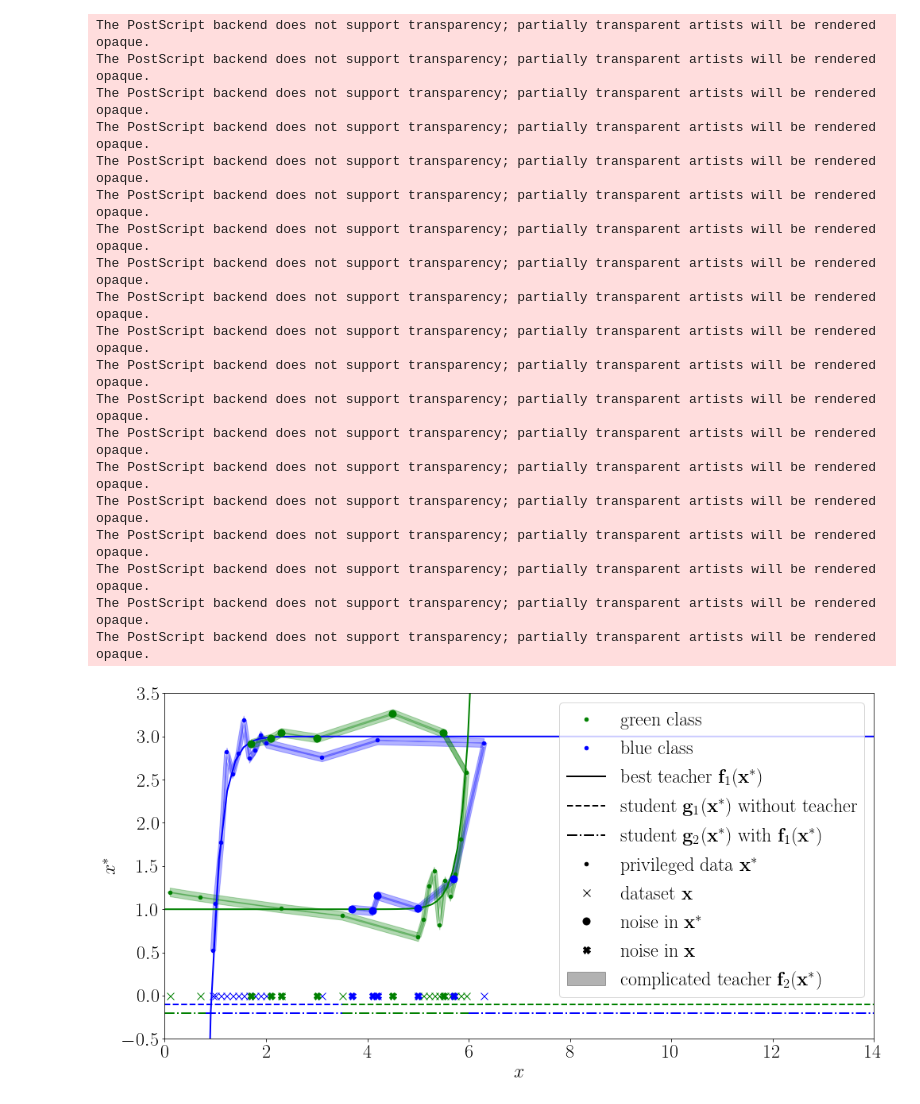
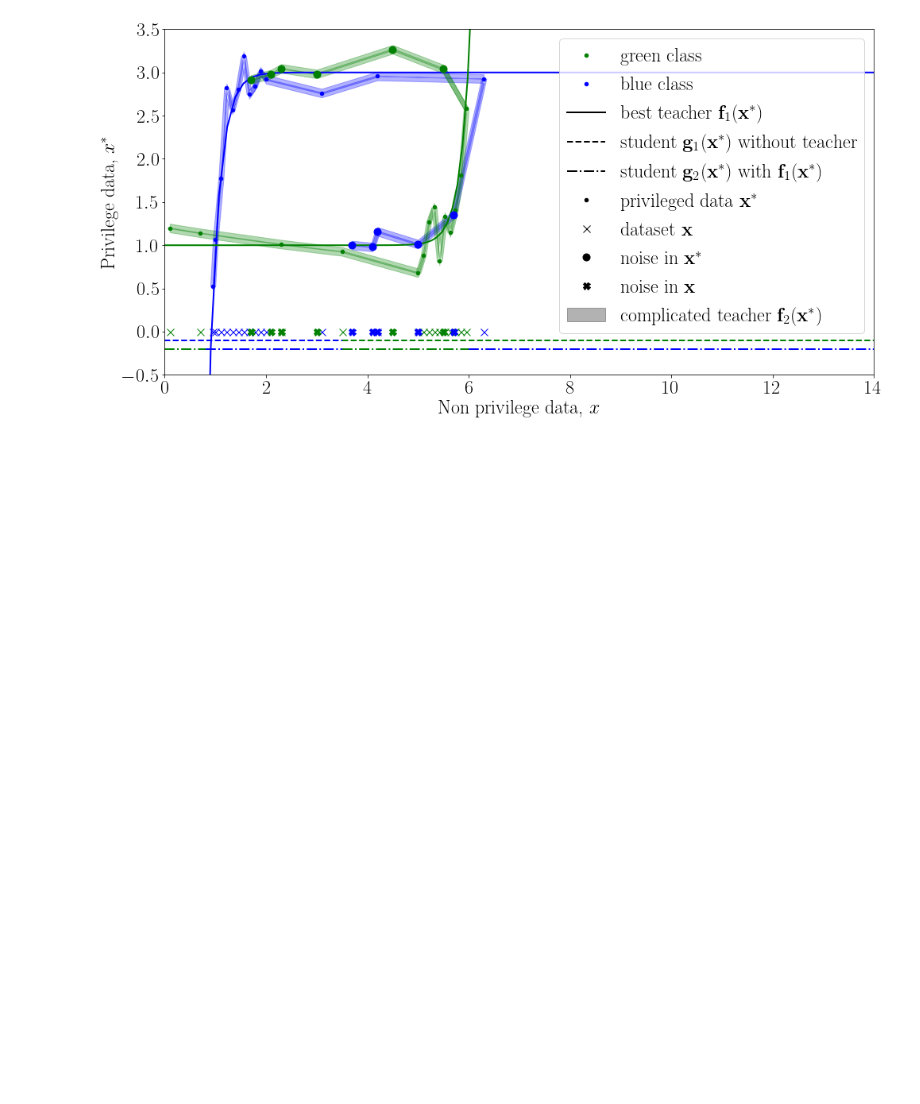
Before and after one commit to andriygav/BayesianDistilation, a Jupyter notebook: code/explanation.ipynb, the cells around one changed output. Cells and saved outputs as stored; diff of their text form; code cells hidden in the pictures; blank space fills up the shorter version.

```diff
--- a/code/explanation.ipynb
+++ b/code/explanation.ipynb
@@ -67,53 +67,34 @@ plt.plot(noise_points_1, noise_y_1*0, 'X', color=colors[0])
 plt.plot(noise_points_2, noise_y_2*0, 'X', color=colors[1])
 
 
 delta = 0.05
 index_1 = np.argsort(points_1)
 noise_index_1 = np.argsort(noise_points_1)[::-1]
 plt.fill_between(np.array(points_1[index_1].tolist() + noise_points_1[noise_index_1].tolist()), np.array(y_1[index_1].tolist() + noise_y_1[noise_index_1].tolist())+delta, np.array(y_1[index_1].tolist() + noise_y_1[noise_index_1].tolist())-delta, color=colors[0], alpha=0.3)
 plt.fill_betweenx(np.array(y_1[index_1].tolist() + noise_y_1[noise_index_1].tolist()), np.array(points_1[index_1].tolist() + noise_points_1[noise_index_1].tolist())+delta, np.array(points_1[index_1].tolist() + noise_points_1[noise_index_1].tolist())-delta, color=colors[0], alpha=0.3)
 
 index_2 = np.argsort(points_2)
 noise_index_2 = np.argsort(noise_points_2)[::-1]
 plt.fill_between(np.array(points_2[index_2].tolist() + noise_points_2[noise_index_2].tolist()), np.array(y_2[index_2].tolist() + noise_y_2[noise_index_2].tolist())+delta, np.array(y_2[index_2].tolist() + noise_y_2[noise_index_2].tolist())-delta, color=colors[1], alpha=0.3)
 plt.fill_betweenx(np.array(y_2[index_2].tolist() + noise_y_2[noise_index_2].tolist()), np.array(points_2[index_2].tolist() + noise_points_2[noise_index_2].tolist())+delta, np.array(points_2[index_2].tolist() + noise_points_2[noise_index_2].tolist())-delta, color=colors[1], alpha=0.3)
 
 plt.plot([0,3.5], [-0.1,-0.1], '--', color=colors[0])
 plt.plot([3.5,14], [-0.1,-0.1], '--', color=colors[1])
 
 plt.plot([0,0.8], [-0.2,-0.2], '-.', color=colors[1])
 plt.plot([0.8,3.5], [-0.2,-0.2], '-.', color=colors[0])
 plt.plot([3.5,6.0], [-0.2,-0.2], '-.', color=colors[1])
 plt.plot([6.0,14], [-0.2,-0.2], '-.', color=colors[0])
 
-plt.ylabel('$x^*$')
-plt.xlabel('$x$')
+plt.ylabel('Privilege data, $x^*$')
+plt.xlabel('Non privilege data, $x$')
 
 plt.xlim((0, 14))
 plt.ylim((-0.5, 3.5))
 
 plt.legend(loc='best')
 
-plt.savefig('./figures/explanation.eps', bbox_inches='tight')
+plt.savefig('./figures/explanation.jpg', bbox_inches='tight')
 plt.show()
 # %% [output]
-The PostScript backend does not support transparency; partially transparent artists will be rendered opaque.
-The PostScript backend does not support transparency; partially transparent artists will be rendered opaque.
-The PostScript backend does not support transparency; partially transparent artists will be rendered opaque.
-The PostScript backend does not support transparency; partially transparent artists will be rendered opaque.
-The PostScript backend does not support transparency; partially transparent artists will be rendered opaque.
-The PostScript backend does not support transparency; partially transparent artists will be rendered opaque.
-The PostScript backend does not support transparency; partially transparent artists will be rendered opaque.
-The PostScript backend does not support transparency; partially transparent artists will be rendered opaque.
-The PostScript backend does not support transparency; partially transparent artists will be rendered opaque.
-The PostScript backend does not support transparency; partially transparent artists will be rendered opaque.
-The PostScript backend does not support transparency; partially transparent artists will be rendered opaque.
-The PostScript backend does not support transparency; partially transparent artists will be rendered opaque.
-The PostScript backend does not support transparency; partially transparent artists will be rendered opaque.
-The PostScript backend does not support transparency; partially transparent artists will be rendered opaque.
-The PostScript backend does not support transparency; partially transparent artists will be rendered opaque.
-The PostScript backend does not support transparency; partially transparent artists will be rendered opaque.
-The PostScript backend does not support transparency; partially transparent artists will be rendered opaque.
-The PostScript backend does not support transparency; partially transparent artists will be rendered opaque.
-The PostScript backend does not support transparency; partially transparent artists will be rendered opaque.
-[figure, old version]
+[figure, new version]
```
Also changed, not shown: 1 other file.
